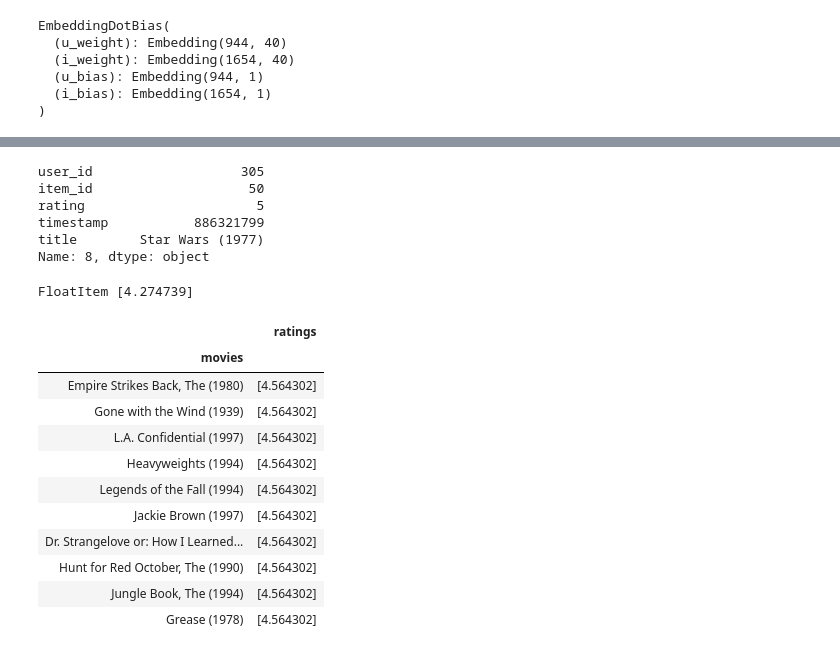
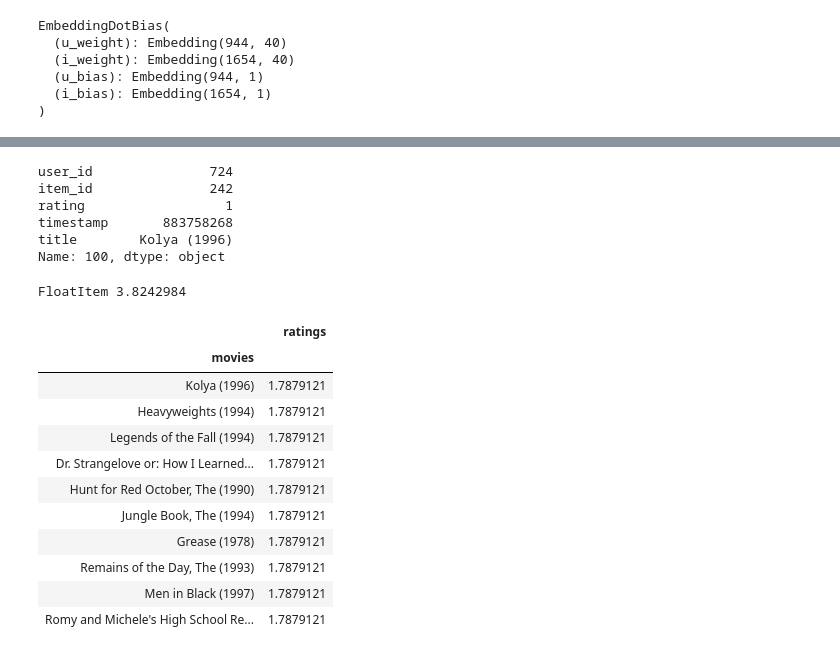
Before and after one commit to yasamanensafi/recommender_system, a Jupyter notebook: Recommender Systems.ipynb, the cells around one changed output, grey strips where cells are left out. Drawn from its saved outputs; the diff is of its cells as text; code cells hidden in the pictures.

```diff
--- a/Recommender Systems.ipynb
+++ b/Recommender Systems.ipynb
@@ -373,33 +382,33 @@ def pred_user_rating(ui):
         print("User Id does not exist in the list!")
         return None
 # %%
-df.iloc[8]
+df.iloc[100]
 # %% [output]
-user_id                   305
-item_id                    50
-rating                      5
-timestamp           886321799
-title        Star Wars (1977)
-Name: 8, dtype: object
+user_id               724
+item_id               242
+rating                  1
+timestamp       883758268
+title        Kolya (1996)
+Name: 100, dtype: object
 # %%
-predicted = learn.predict(df.iloc[8])
+predicted = learn.predict(test.iloc[100])
 predicted[0]
 # %% [output]
-FloatItem [4.274739]
+FloatItem 3.8242984
 # %%
-user_id = 9
+user_id = 100
 pred = pred_user_rating(user_id)
 pred
 # %% [output]
 |  | ratings |
 | movies |  |
-| Empire Strikes Back, The (1980) | [4.564302] |
-| Gone with the Wind (1939) | [4.564302] |
-| L.A. Confidential (1997) | [4.564302] |
-| Heavyweights (1994) | [4.564302] |
-| Legends of the Fall (1994) | [4.564302] |
-| Jackie Brown (1997) | [4.564302] |
-| Dr. Strangelove or: How I Learned... | [4.564302] |
-| Hunt for Red October, The (1990) | [4.564302] |
-| Jungle Book, The (1994) | [4.564302] |
-| Grease (1978) | [4.564302] |
+| Kolya (1996) | 1.7879121 |
+| Heavyweights (1994) | 1.7879121 |
+| Legends of the Fall (1994) | 1.7879121 |
+| Dr. Strangelove or: How I Learned... | 1.7879121 |
+| Hunt for Red October, The (1990) | 1.7879121 |
+| Jungle Book, The (1994) | 1.7879121 |
+| Grease (1978) | 1.7879121 |
+| Remains of the Day, The (1993) | 1.7879121 |
+| Men in Black (1997) | 1.7879121 |
+| Romy and Michele's High School Re... | 1.7879121 |
```
Also changed, not shown: parts of 42 cells of this notebook.
